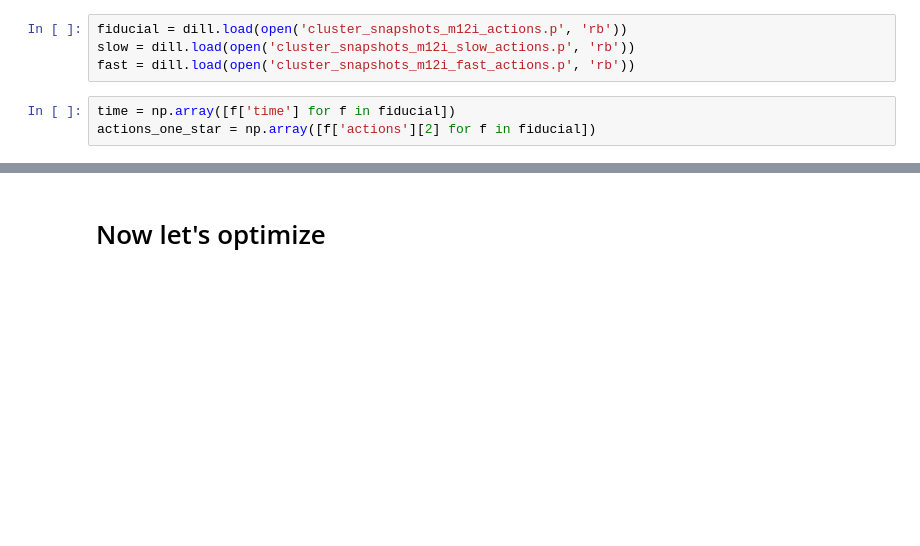
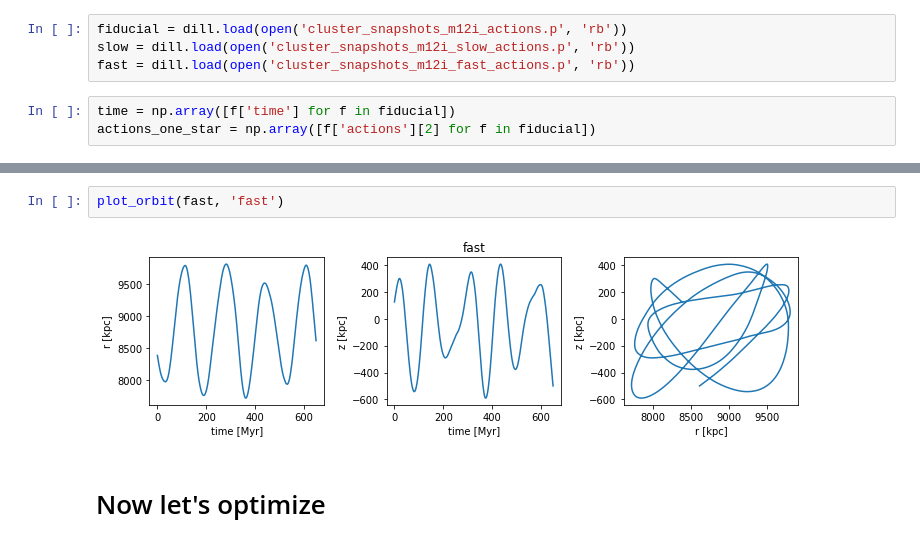
Before and after one commit to gusbeane/actions_systematic, a Jupyter notebook: analysis/first_rotate/actions_scatter_plot.ipynb, the cells around one changed output, grey strips where cells are left out. Saved outputs shown, nothing was run; the diff lists cells and outputs as text; blank space fills up the shorter version.

```diff
--- a/analysis/first_rotate/actions_scatter_plot.ipynb
+++ b/analysis/first_rotate/actions_scatter_plot.ipynb
@@ -39,3 +69,7 @@ make_fig(fast, 'fast')
+# %%
+plot_orbit(fast, 'fast')
+# %% [output]
+[figure, added]
 # %% [markdown]
 # Now let's optimize
 # %%
```
Also changed, not shown: parts of 7 cells of this notebook.
